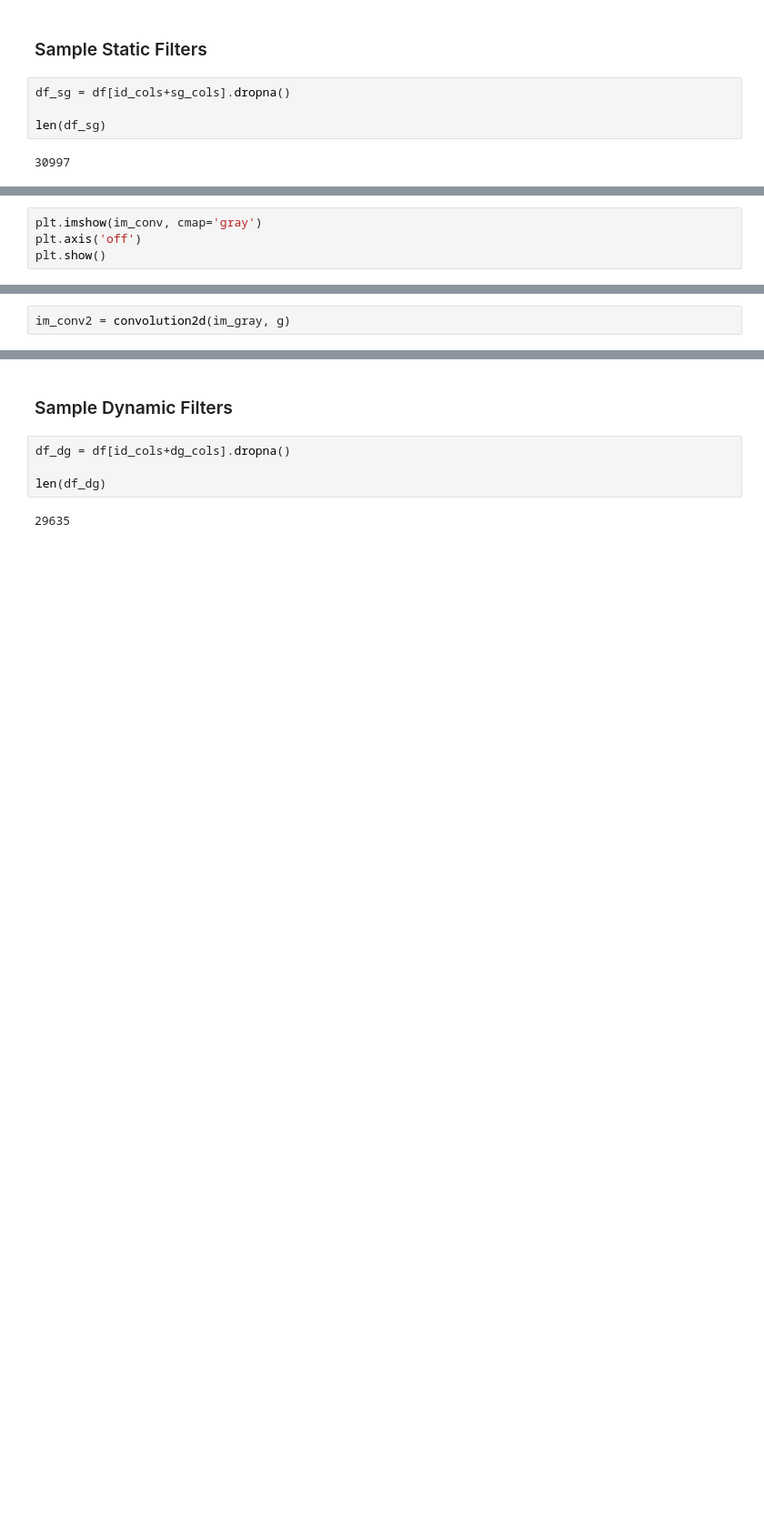
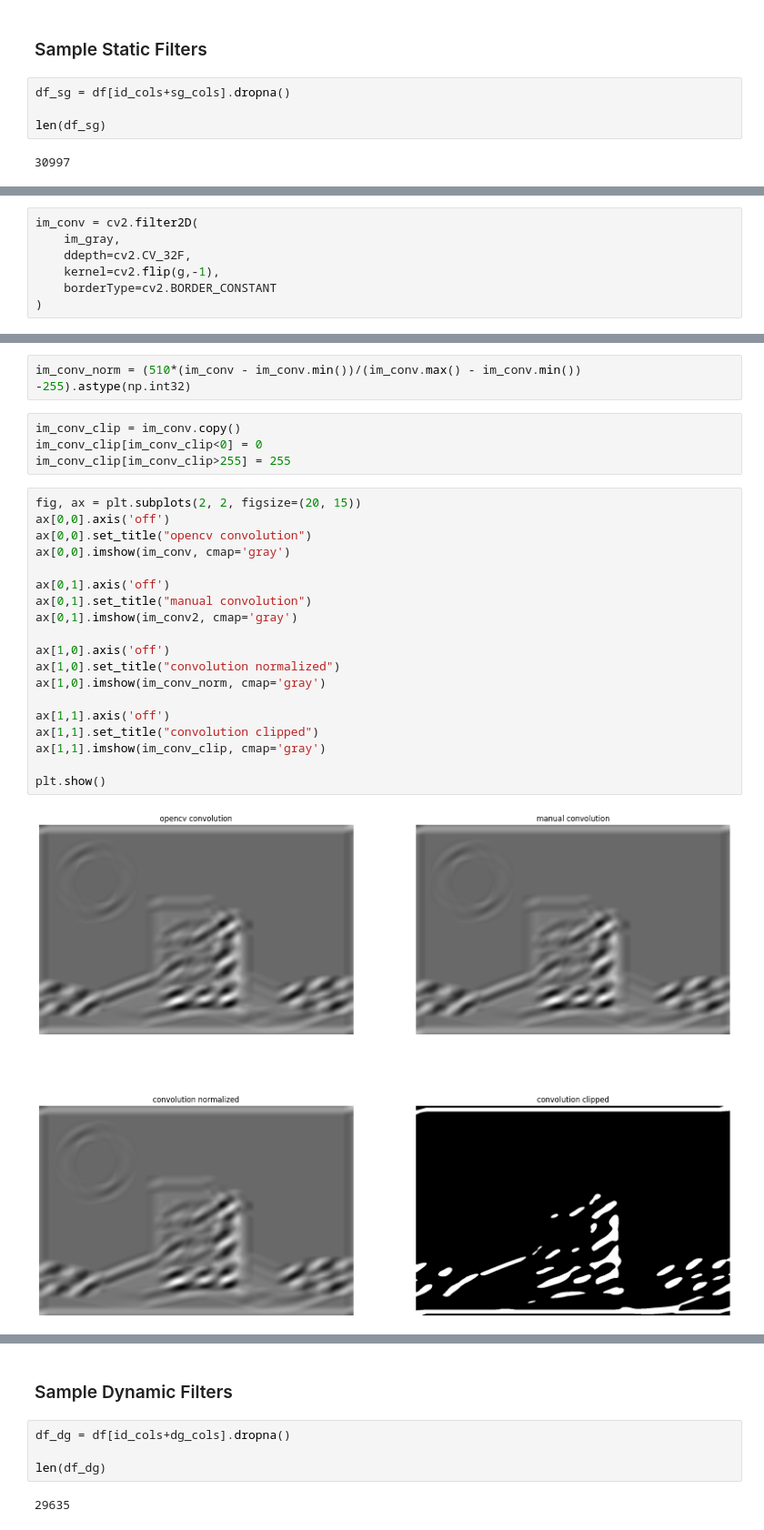
Before and after one commit to marcoabrate/wp1, a Jupyter notebook: data_allen/gabor_filter.ipynb, the cells around one changed output, grey strips where cells are left out. Shown at 91% size. Cells and saved outputs as stored; diff of their text form; blank space fills up the shorter version.

Commit message:
convolution now working, need to add time dimension

```diff
--- a/data_allen/gabor_filter.ipynb
+++ b/data_allen/gabor_filter.ipynb
@@ -96,4 +90,7 @@ im_conv = cv2.filter2D(
 # %%
-plt.imshow(im_conv, cmap='gray')
-plt.axis('off')
-plt.show()
+im_conv = cv2.filter2D(
+    im_gray,
+    ddepth=cv2.CV_32F,
+    kernel=cv2.flip(g,-1),
+    borderType=cv2.BORDER_CONSTANT
+)
@@ -130,2 +128,0 @@ def convolution2d(image, kernel):
-# %%
-im_conv2 = convolution2d(im_gray, g)
@@ -137,0 +129,27 @@ plt.show()
+# %%
+im_conv_norm = (510*(im_conv - im_conv.min())/(im_conv.max() - im_conv.min()) -255).astype(np.int32)
+# %%
+im_conv_clip = im_conv.copy()
+im_conv_clip[im_conv_clip<0] = 0
+im_conv_clip[im_conv_clip>255] = 255
+# %%
+fig, ax = plt.subplots(2, 2, figsize=(20, 15))
+ax[0,0].axis('off')
+ax[0,0].set_title("opencv convolution")
+ax[0,0].imshow(im_conv, cmap='gray')
+
+ax[0,1].axis('off')
+ax[0,1].set_title("manual convolution")
+ax[0,1].imshow(im_conv2, cmap='gray')
+
+ax[1,0].axis('off')
+ax[1,0].set_title("convolution normalized")
+ax[1,0].imshow(im_conv_norm, cmap='gray')
+
+ax[1,1].axis('off')
+ax[1,1].set_title("convolution clipped")
+ax[1,1].imshow(im_conv_clip, cmap='gray')
+
+plt.show()
+# %% [output]
+[figure, added]
```
Also changed, not shown: parts of 12 cells of this notebook, 9 other files.
